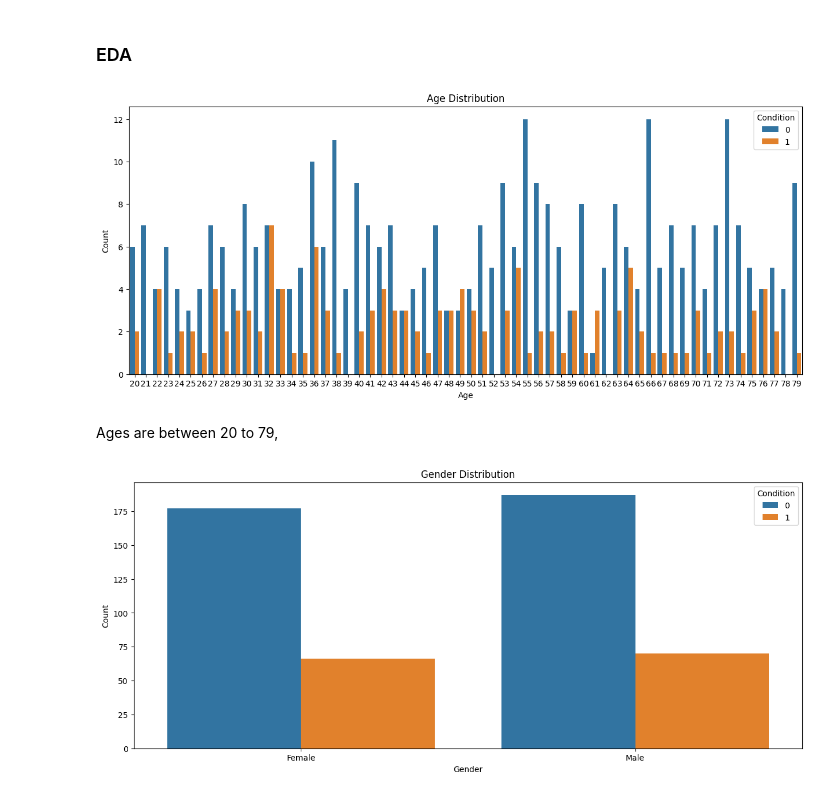
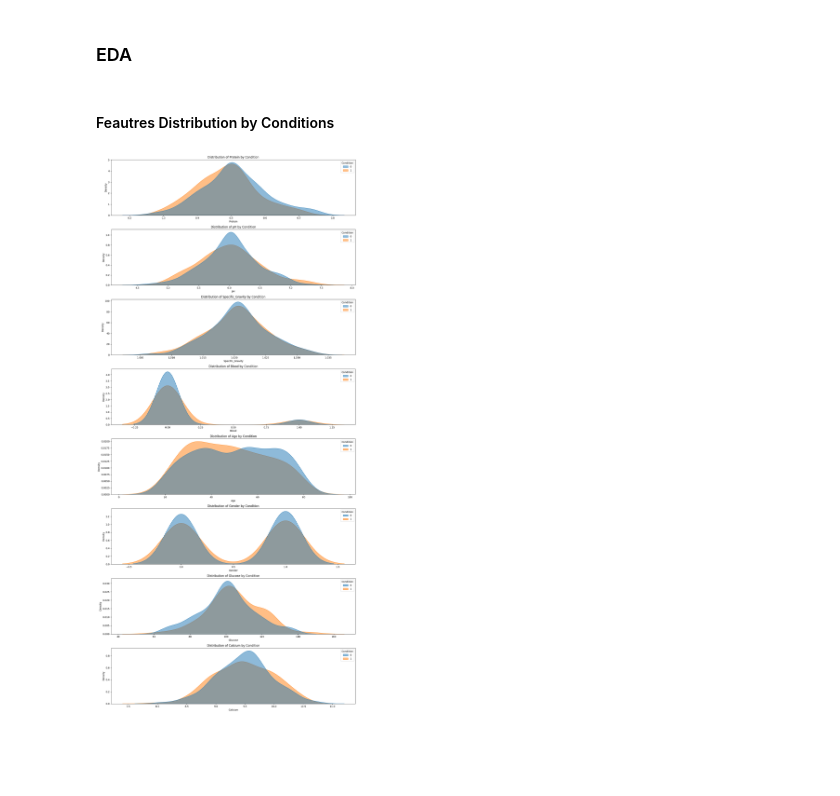
Before and after one commit to itamarKraitman/Olive_Diagnostic, a Jupyter notebook: Question_1.ipynb, the cells around one changed output. Saved outputs shown, nothing was run; the diff lists cells and outputs as text; code cells hidden in the pictures; blank space fills up the shorter version.

```diff
--- a/Question_1.ipynb
+++ b/Question_1.ipynb
@@ -241,0 +247,13 @@ Upper Bound: 10.993771325271922
+# %%
+outlier_results = identify_and_transform_outliers(
+    data=raw_data,
+    exclude_columns=categorical_features,  # Exclude categorical (or non continus) features
+)
+
+# Reporting the Outlier Information
+for column_condition, data in outlier_results.items():
+    column, condition = column_condition.rsplit('_', 1)
+    print(f"\nOutlier Analysis for '{column}' in Condition '{condition}':")
+    print(f"Number of Outliers: {len(data['outliers'])}")
+    print(f"Lower Bound: {data['lower_bound']}")
+    print(f"Upper Bound: {data['upper_bound']}")
@@ -242,27 +278,38 @@ Upper Bound: 10.993771325271922
 # %% [markdown]
 ### EDA
-# %%
-data_ages_groupd = raw_data.groupby('Age')['Condition'].value_counts()
-
-fig = plt.subplots(figsize=(15, 6))
-sns.barplot(x=data_ages_groupd.index.get_level_values(0), y=data_ages_groupd.values, hue=data_ages_groupd.index.get_level_values(1))
-plt.xlabel('Age')
-plt.ylabel('Count')
-plt.title('Age Distribution')
-plt.show()
-# %% [output]
-[figure, removed]
-# %% [markdown]
-Ages are between 20 to 79,
-# %%
-data_gender_groupd = raw_data.groupby('Gender')['Condition'].value_counts()
-
-fig = plt.subplots(figsize=(15, 6))
-ax = sns.barplot(x=data_gender_groupd.index.get_level_values(0), y=data_gender_groupd.values, hue=data_gender_groupd.index.get_level_values(1))
-plt.xlabel('Gender')
-plt.ylabel('Count')
-plt.title('Gender Distribution')
-ax.set_xticklabels(['Female', 'Male'])
-plt.show()
-# %% [output]
-[figure, removed]
+# %% [markdown]
+#### Feautres Distribution by Conditions
+# %%
+def plot_feature_distribution_by_condition(
+    data : pd.DataFrame,
+    features : list = features,
+    label : str = label
+    ):
+    """
+    Grouping data by 'Condition' and plotting the distribution of each feature
+
+    Parameters:
+    - data (pd.DataFrame): The input DataFrame containing patient urine analysis results and labels.
+    - features (list): List of feature names to plot.
+    """
+
+    num_features = len(features)
+    plt.figure(figsize=(15, num_features * 4))
+
+    for i, feature in enumerate(features):
+        plt.subplot(num_features, 1, i + 1)
+
+        grouped_data = data.groupby(label)[feature]
+
+        sns.kdeplot(data=data, x=feature, hue=label, fill=True, common_norm=False, alpha=0.5)
+
+        plt.title(f'Distribution of {feature} by Condition')
+        plt.xlabel(feature)
+        plt.ylabel('Density')
+
+    plt.tight_layout()
+    plt.show()
+# %%
+plot_feature_distribution_by_condition(raw_data)
+# %% [output]
+[figure, added]
```
Also changed, not shown: parts of 28 cells of this notebook.
